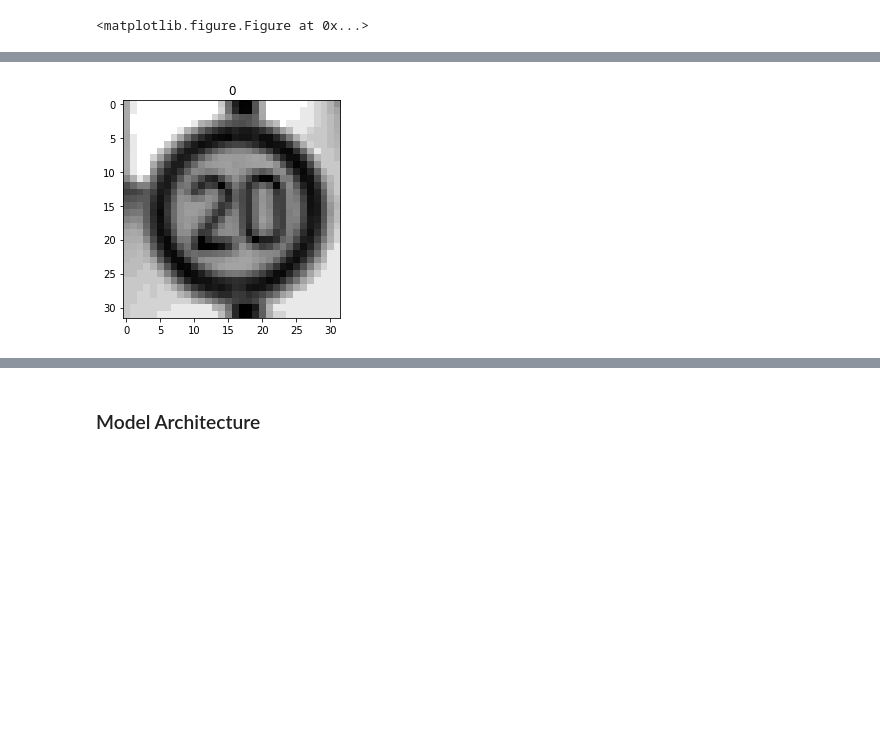
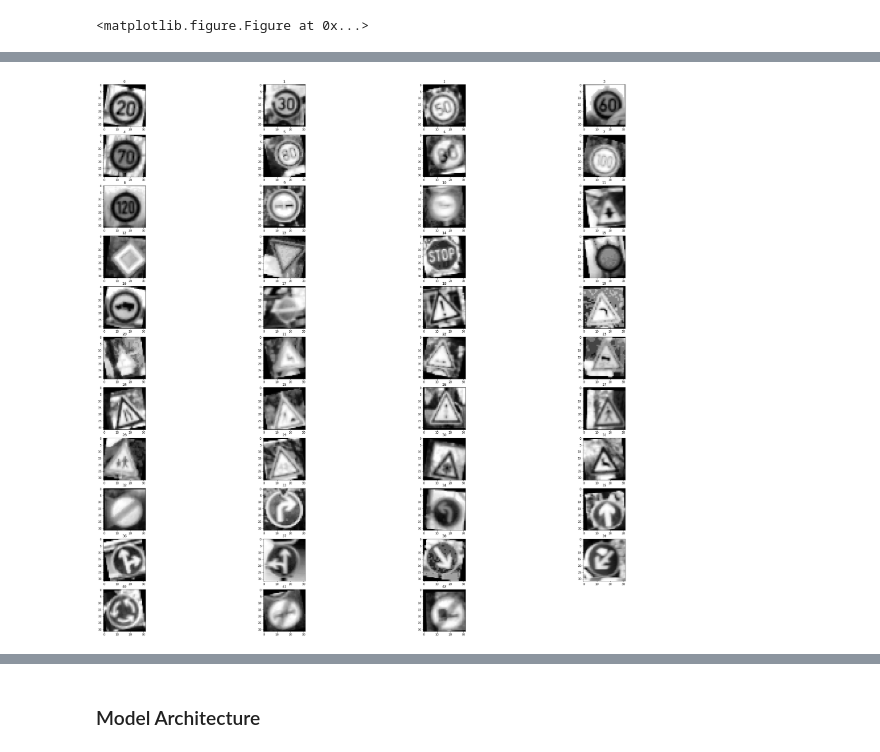
Before and after one commit to gulshan216/SDC_TSC, a Jupyter notebook: Traffic_Sign_Classifier_old.ipynb, the cells around one changed output, grey strips where cells are left out. Cells and saved outputs as stored; diff of their text form; code cells hidden in the pictures; blank space fills up the shorter version.

```diff
--- a/Traffic_Sign_Classifier_old.ipynb
+++ b/Traffic_Sign_Classifier_old.ipynb
@@ -223,7 +223,7 @@ def img_translation(img):
     dst = cv2.warpAffine(img,M,(32,32))
     return dst
 def rotation(img):
-    degree = 20.0*np.random.rand()-10.0
+    degree = 30.0*np.random.rand()-15.0
     M = cv2.getRotationMatrix2D((16,16),degree,1.0)
     dst = cv2.warpAffine(img,M,(32,32))
     return dst
@@ -276,47 +276,59 @@ vh_flip_signs=[12,15,17]
 for i in range(len(X_train)):
     X_train_aug.append(preprocess(X_train[i]))
     y_train_aug.append(y_train[i])
-    if new_count[y_train[i]]<1250:
-        if y_train[i] in flip_signs:
-            if y_train[i] in vh_flip_signs:
-                X_train_aug.append(flip(X_train[i]))
-                y_train_aug.append(y_train[i])
-                X_train_aug.append(flip(X_train[i],axis=0))
-                y_train_aug.append(y_train[i])
-                new_count[y_train[i]] = new_count[y_train[i]] + 2
-            elif y_train[i] in vert_flip_signs:
-                X_train_aug.append(flip(X_train[i]))
-                y_train_aug.append(y_train[i])
-                new_count[y_train[i]] = new_count[y_train[i]] + 1
+#     if new_count[y_train[i]]<2000:
+    if y_train[i] in flip_signs:
+        if y_train[i] in vh_flip_signs:
+            X_train_aug.append(flip(X_train[i]))
+            y_train_aug.append(y_train[i])
+            X_train_aug.append(flip(X_train[i],axis=0))
+            y_train_aug.append(y_train[i])
+            new_count[y_train[i]] = new_count[y_train[i]] + 2
+        elif y_train[i] in vert_flip_signs:
+            X_train_aug.append(flip(X_train[i]))
+            y_train_aug.append(y_train[i])
+            new_count[y_train[i]] = new_count[y_train[i]] + 1
+        else:
+            X_train_aug.append(flip(X_train[i]))
+            new_count[y_train[i]] = new_count[y_train[i]] + 1
+            if y_train[i] == 19:
+                y_train_aug.append(20)
+            elif y_train[i] == 20:
+                y_train_aug.append(19)
+            elif y_train[i] == 33:
+                y_train_aug.append(34)
+            elif y_train[i] == 34:
+                y_train_aug.append(33)
+            elif y_train[i] == 36:
+                y_train_aug.append(37)
+            elif y_train[i] == 37:
+                y_train_aug.append(36)
+            elif y_train[i] == 38:
+                y_train_aug.append(39)
             else:
-                X_train_aug.append(flip(X_train[i]))
-                new_count[y_train[i]] = new_count[y_train[i]] + 1
-                if y_train[i] == 19:
-                    y_train_aug.append(20)
-                elif y_train[i] == 20:
-                    y_train_aug.append(19)
-                elif y_train[i] == 33:
-                    y_train_aug.append(34)
-                elif y_train[i] == 34:
-                    y_train_aug.append(33)
-                elif y_train[i] == 36:
-                    y_train_aug.append(37)
-                elif y_train[i] == 37:
-                    y_train_aug.append(36)
-                elif y_train[i] == 38:
-                    y_train_aug.append(39)
-                else:
-                    y_train_aug.append(38)
-        for j in range(3):
-            X_train_aug.append(augment_image(X_train[i]))
-            y_train_aug.append(y_train[i])
-        new_count[y_train[i]] = new_count[y_train[i]] + 3
+                y_train_aug.append(38)
+    for j in range(10):
+        X_train_aug.append(augment_image(X_train[i]))
+        y_train_aug.append(y_train[i])
+    new_count[y_train[i]] = new_count[y_train[i]] + 10
 
 print(len(X_train))
 print(len(X_train_aug))
 print(len(y_train_aug))
 print(sum(new_count))
 
+# plt.figure()
+# plt.imshow(X_train_aug[100],cmap='gray')
+# plt.figure()
+# plt.imshow(X_train_aug[101],cmap='gray')
+# plt.figure()
+# plt.imshow(X_train_aug[102],cmap='gray')
+# plt.figure()
+# plt.imshow(X_train_aug[103],cmap='gray')
+# plt.figure()
+# plt.imshow(X_train_aug[104],cmap='gray')
+
+# print(y_train_aug[100:104])
 x_axes = np.arange(n_classes)
 
 plt.figure(figsize=(10,10))
@@ -328,14 +340,16 @@ plt.title('Number of examples per traffic sign in the augmented dataset')
 
 plt.show()
 y_train_aug = np.array(y_train_aug)
+
+fig = plt.figure(figsize=(40,40))
 for i in range(0,n_classes):
-    image = X_train_aug[np.where(y_train_aug==i)[0][20]]
+    image = X_train_aug[np.where(y_train_aug==i)[0][203]]
 #     print(i)
-#     ax = fig.add_subplot(12, 4, i+1)
-#     ax.title.set_text(str(i))
-#     plt.subplots_adjust(wspace=None, hspace=None)
-    plt.figure()
-    plt.title(i)
+    ax = fig.add_subplot(12, 4, i+1)
+    ax.title.set_text(str(i))
+# #     plt.subplots_adjust(wspace=None, hspace=None)
+#     plt.figure()
+#     plt.title(i)
     plt.imshow(image,cmap='gray')
 # %% [output]
 [180, 1980, 2010, 1260, 1770, 1650, 360, 1290, 1260, 1320, 1800, 1170, 1890, 1920, 690, 540, 360, 990, 1080, 180, 300, 270, 330, 450, 240, 1350, 540, 210, 480, 240, 390, 690, 210, 599, 360, 1080, 330, ...
@@ -348 +362 @@ for i in range(0,n_classes):
-[figure, old version]
+[figure, new version]
```
Also changed, not shown: parts of 16 cells of this notebook.
